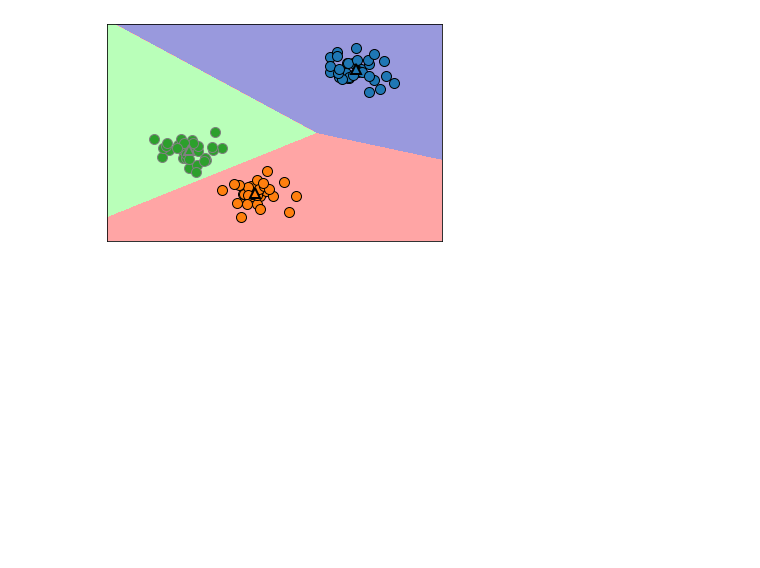
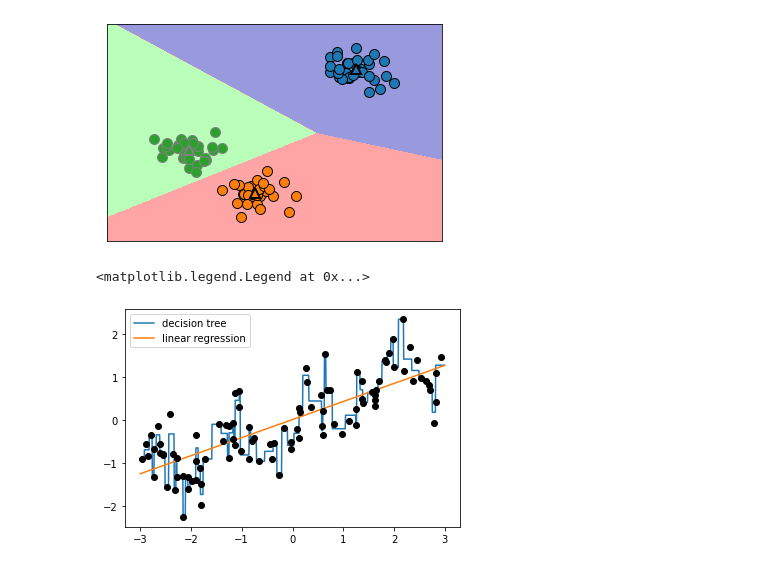
Before and after one commit to DavidZhongtai/ML-AP-Research, a Jupyter notebook: Chapter 1.ipynb, the cells around one changed output. Cells and saved outputs as stored; diff of their text form; code cells hidden in the pictures; blank space fills up the shorter version.

```diff
--- a/Chapter 1.ipynb
+++ b/Chapter 1.ipynb
@@ -218,3 +220,18 @@ mglearn.plots.plot_kmeans_algorithm()
 mglearn.plots.plot_kmeans_boundaries()
 # %% [output]
 [figure]
+# %%
+X, Y = mglearn.datasets.make_wave(n_samples = 100)
+line = np.linspace(-3,3,1000,endpoint = False).reshape(-1,1)
+
+reg = DecisionTreeRegressor(min_samples_split = 3).fit(X, Y)
+plt.plot(line, reg.predict(line), label = "decision tree")
+
+reg = LinearRegression().fit(X, Y)
+plt.plot(line, reg.predict(line), label = "linear regression")
+
+plt.plot(X[:,0], Y, 'o', c = 'k')
+plt.legend(loc = "best")
+# %% [output]
+<matplotlib.legend.Legend at 0x...>
+[figure, added]
```
Also changed, not shown: parts of 1 cell of this notebook.
